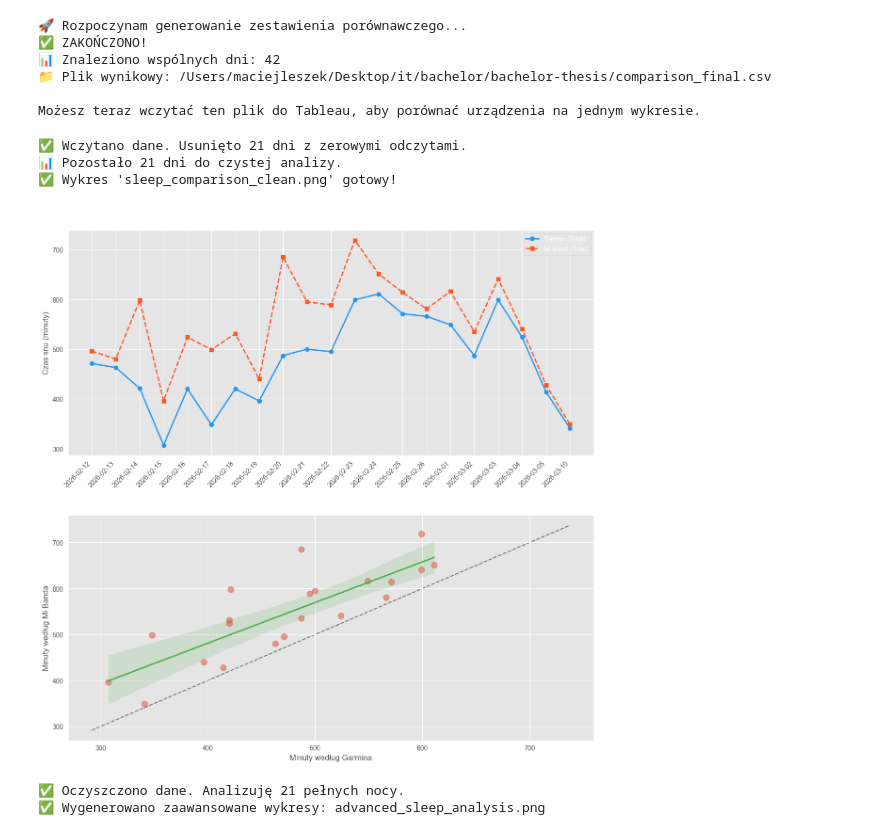
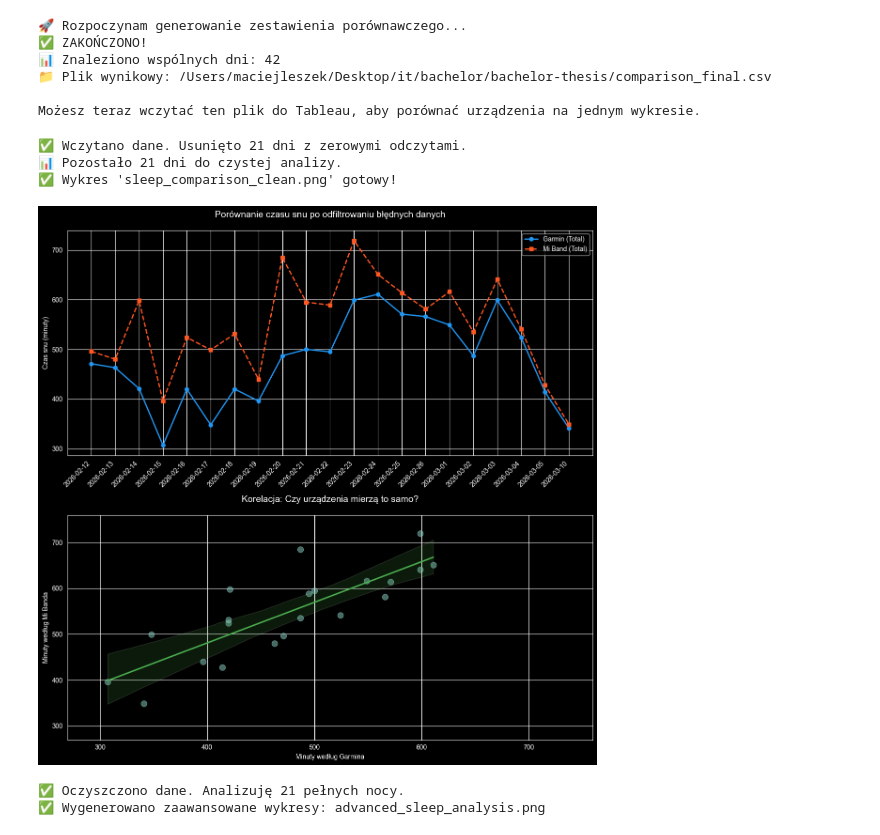
Before and after one commit to maciejleszek/bachelor-thesis, a Jupyter notebook: test-notebooks/test-compare-miband-garmin-data.ipynb, the cells around one changed output. Drawn from its saved outputs; the diff is of its cells as text; code cells hidden in the pictures.

```diff
--- a/test-notebooks/test-compare-miband-garmin-data.ipynb
+++ b/test-notebooks/test-compare-miband-garmin-data.ipynb
@@ -196,7 +196,7 @@ except FileNotFoundError:
     exit()
 
 # Ustawienie stylu
-plt.style.use('ggplot') # ggplot daje bardzo "akademicki" wygląd wykresów
+# plt.style.use('ggplot') # ggplot daje bardzo "akademicki" wygląd wykresów
 fig, (ax1, ax2) = plt.subplots(2, 1, figsize=(12, 12))
 
 # --- WYKRES 1: PORÓWNANIE TRENDU (LINE CHART) ---
@@ -205,34 +205,34 @@ ax1.plot(df['date'], df['miband_total_min'], marker='s', label='Mi Band (Total)'
 
 ax1.set_title('Porównanie czasu snu po odfiltrowaniu błędnych danych', fontsize=14, pad=20)
 ax1.set_ylabel('Czas snu (minuty)')
 ax1.legend()
 plt.setp(ax1.get_xticklabels(), rotation=45, ha='right')
 
 # --- WYKRES 2: KORELACJA (REGRESSION PLOT) ---
 # Sprawdzamy jak bardzo urządzenia zgadzają się co do minut snu
 sns.regplot(x='garmin_total_min', y='miband_total_min', data=df, ax=ax2,
             scatter_kws={'alpha':0.5, 's':80}, line_kws={'color':'#4CAF50'})
 
 ax2.set_title('Korelacja: Czy urządzenia mierzą to samo?', fontsize=14, pad=20)
 ax2.set_xlabel('Minuty według Garmina')
 ax2.set_ylabel('Minuty według Mi Banda')
 
 # Dodanie linii idealnej zgodności (y=x) dla porównania
 lims = [
     min(ax2.get_xlim()[0], ax2.get_ylim()[0]),
     max(ax2.get_xlim()[1], ax2.get_ylim()[1])
 ]
 ax2.plot(lims, lims, 'k--', alpha=0.5, zorder=0, label='Idealna zgodność')
 
 plt.tight_layout()
 plt.savefig('sleep_comparison_clean.png')
 print("✅ Wykres 'sleep_comparison_clean.png' gotowy!")
 plt.show()
 # %% [output]
 ✅ Wczytano dane. Usunięto 21 dni z zerowymi odczytami.
 📊 Pozostało 21 dni do czystej analizy.
 ✅ Wykres 'sleep_comparison_clean.png' gotowy!
-[figure, old version]
+[figure, new version]
 # %%
 import pandas as pd
 import matplotlib.pyplot as plt
```
Also changed, not shown: 4 other files.
